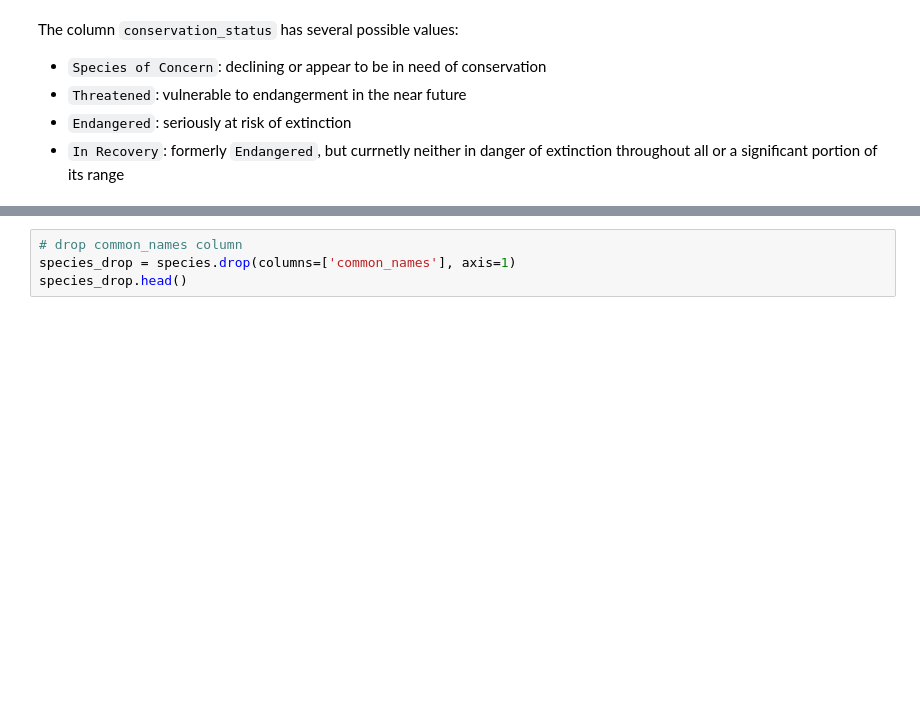
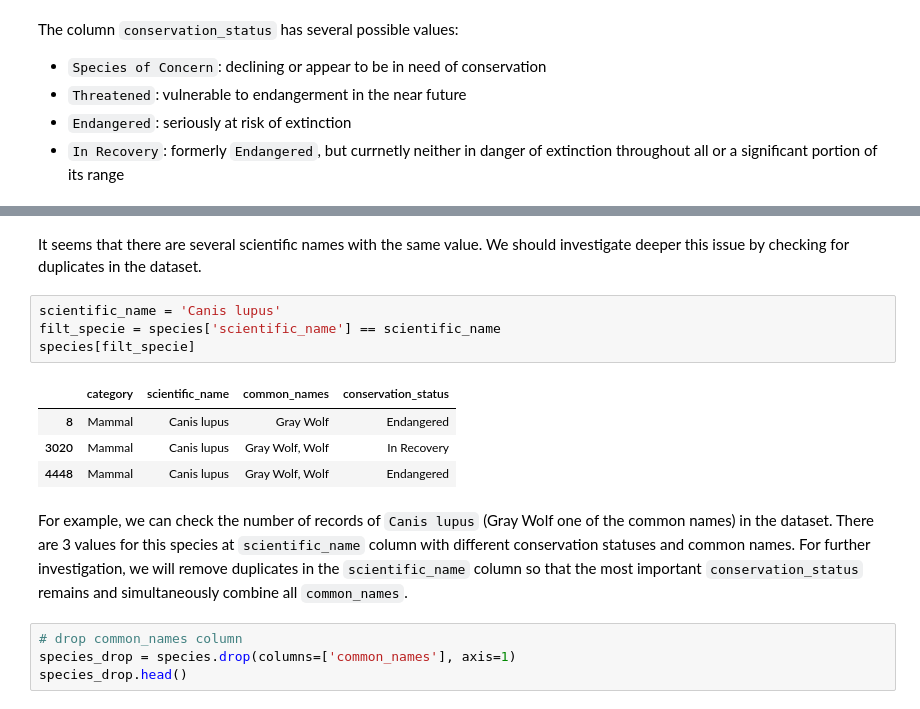
Before and after one commit to 7086600/biodiversity_project, a Jupyter notebook: biodiversity.ipynb, the cells around one changed output, grey strips where cells are left out. Saved outputs shown, nothing was run; the diff lists cells and outputs as text; blank space fills up the shorter version.

```diff
--- a/biodiversity.ipynb
+++ b/biodiversity.ipynb
@@ -170,3 +176,17 @@ Name: count, Length: 5541, dtype: int64
+# %% [markdown]
+It seems that there are several scientific names with the same value. We should investigate deeper this issue by checking for duplicates in the dataset.
+# %%
+scientific_name = 'Canis lupus'
+filt_specie = species['scientific_name'] == scientific_name
+species[filt_specie]
+# %% [output]
+|  | category | scientific_name | common_names | conservation_status |
+| 8 | Mammal | Canis lupus | Gray Wolf | Endangered |
+| 3020 | Mammal | Canis lupus | Gray Wolf, Wolf | In Recovery |
+| 4448 | Mammal | Canis lupus | Gray Wolf, Wolf | Endangered |
+# %% [markdown]
+For example, we can check the number of records of `Canis lupus` (Gray Wolf one of the common names) in the dataset. There are 3 values for this species at `scientific_name` column with different conservation statuses and common names.
+For further investigation, we will remove duplicates in the `scientific_name` column so that the most important `conservation_status` remains and simultaneously combine all `common_names`.
 # %%
 # drop common_names column
 species_drop = species.drop(columns=['common_names'], axis=1)
```
Also changed, not shown: parts of 6 cells of this notebook.
